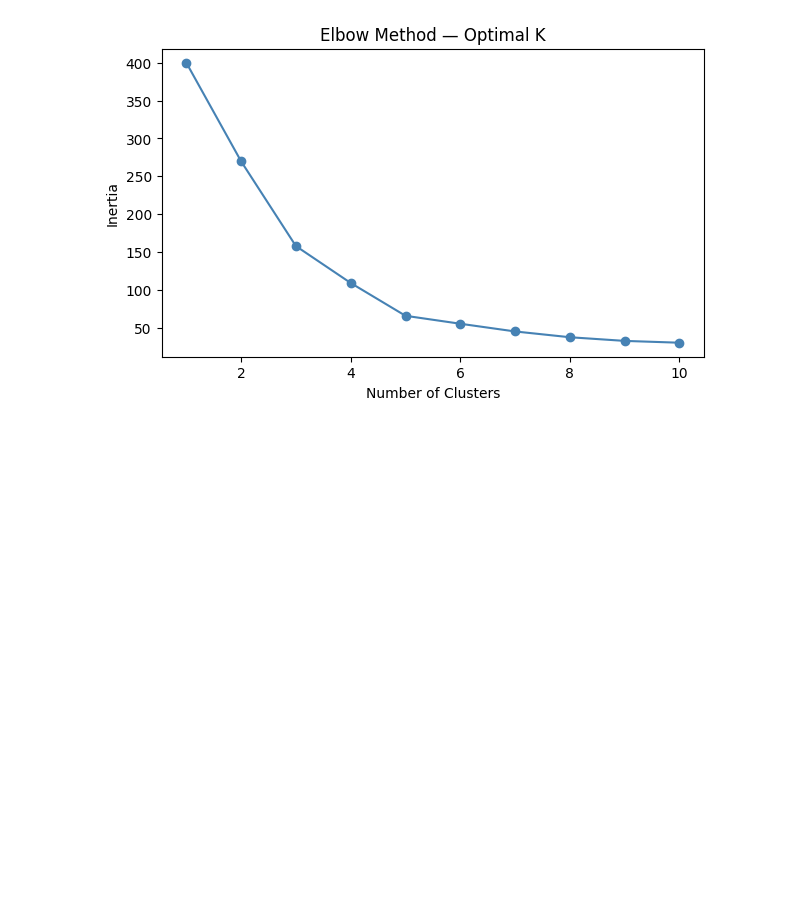
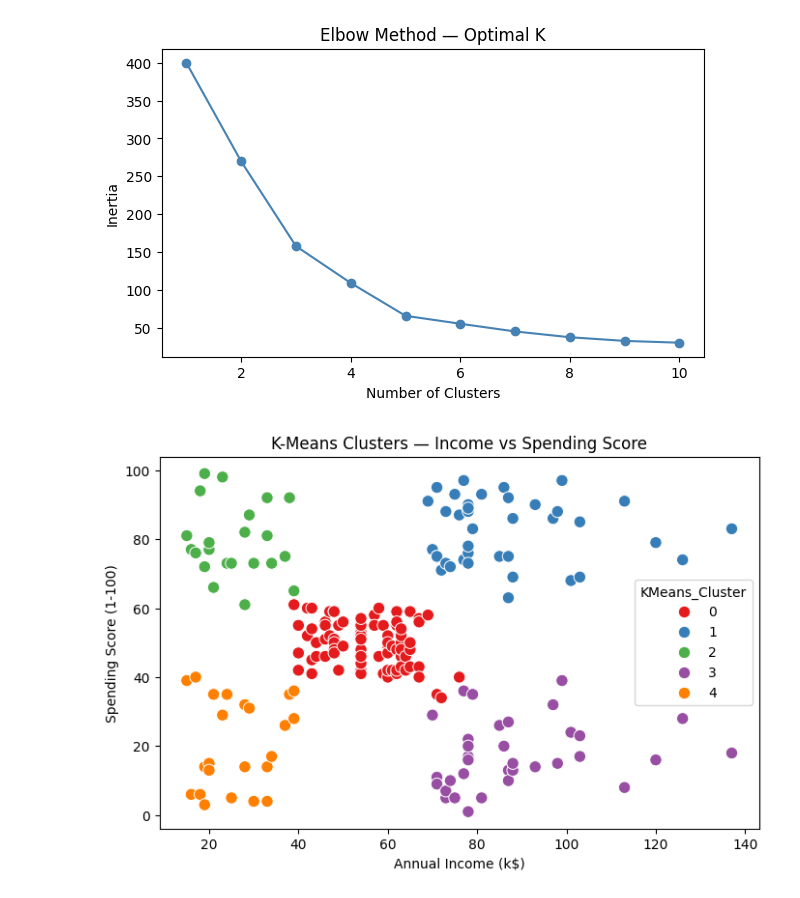
Before and after one commit to yusuf-codes10/touir-youcef-abderahim-ml-automal-homework, a Jupyter notebook: machine_learning.ipynb, the cells around one changed output. Drawn from its saved outputs; the diff is of its cells as text; code cells hidden in the pictures; blank space fills up the shorter version.

```diff
--- a/machine_learning.ipynb
+++ b/machine_learning.ipynb
@@ -191,3 +191,16 @@ plt.ylabel('Inertia')
 plt.show()
 # %% [output]
 [figure]
+# %%
+# 4. Train K-Means with optimal K (elbow usually shows 5)
+km = KMeans(n_clusters=5, random_state=42, n_init=10)
+mall_df['KMeans_Cluster'] = km.fit_predict(X_scaled)
+
+# 5. Visualize
+plt.figure(figsize=(8, 5))
+sns.scatterplot(data=mall_df, x='Annual Income (k$)', y='Spending Score (1-100)',
+                hue='KMeans_Cluster', palette='Set1', s=80)
+plt.title('K-Means Clusters — Income vs Spending Score')
+plt.show()
+# %% [output]
+[figure, added]
```
Also changed, not shown: parts of 1 cell of this notebook.
